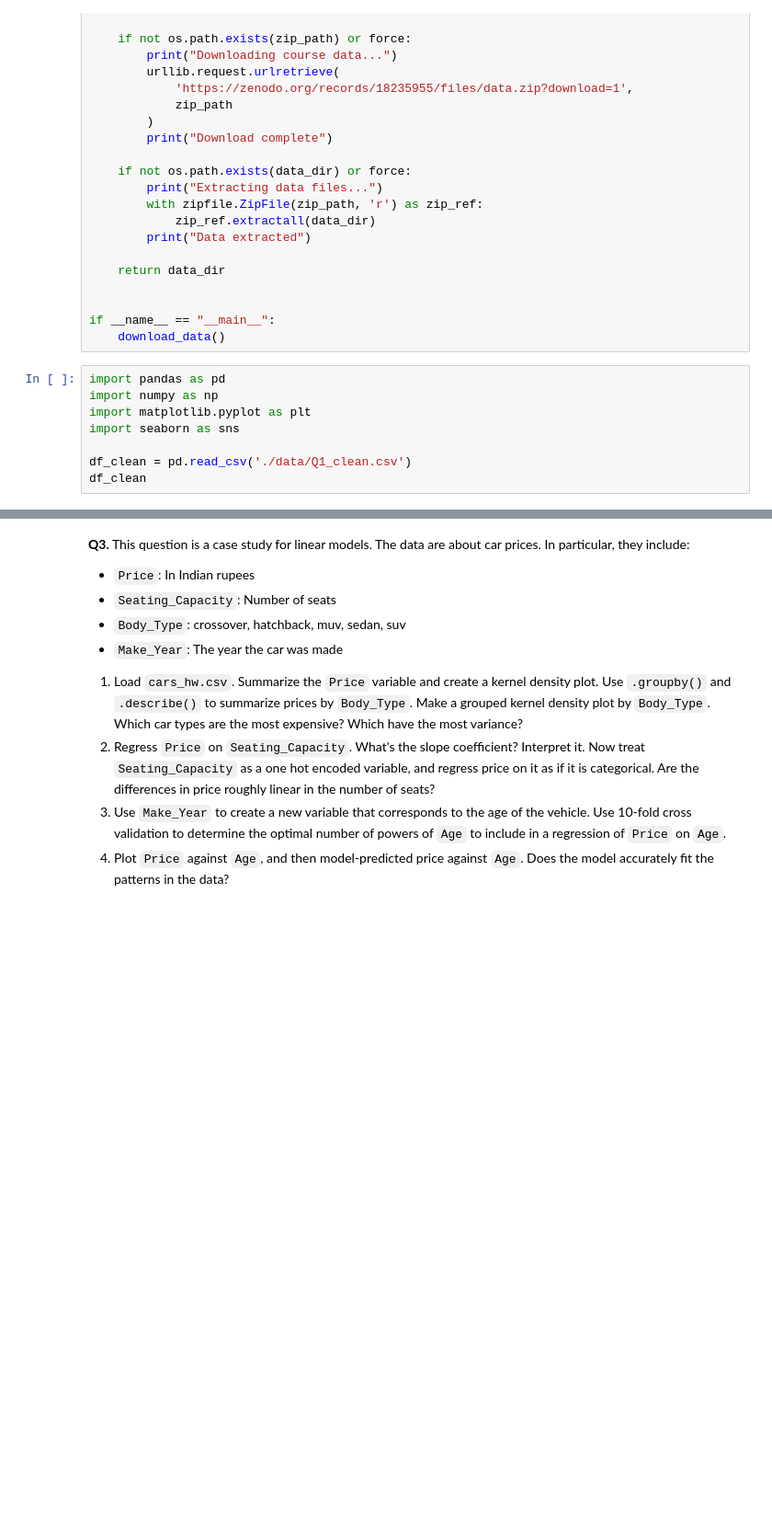
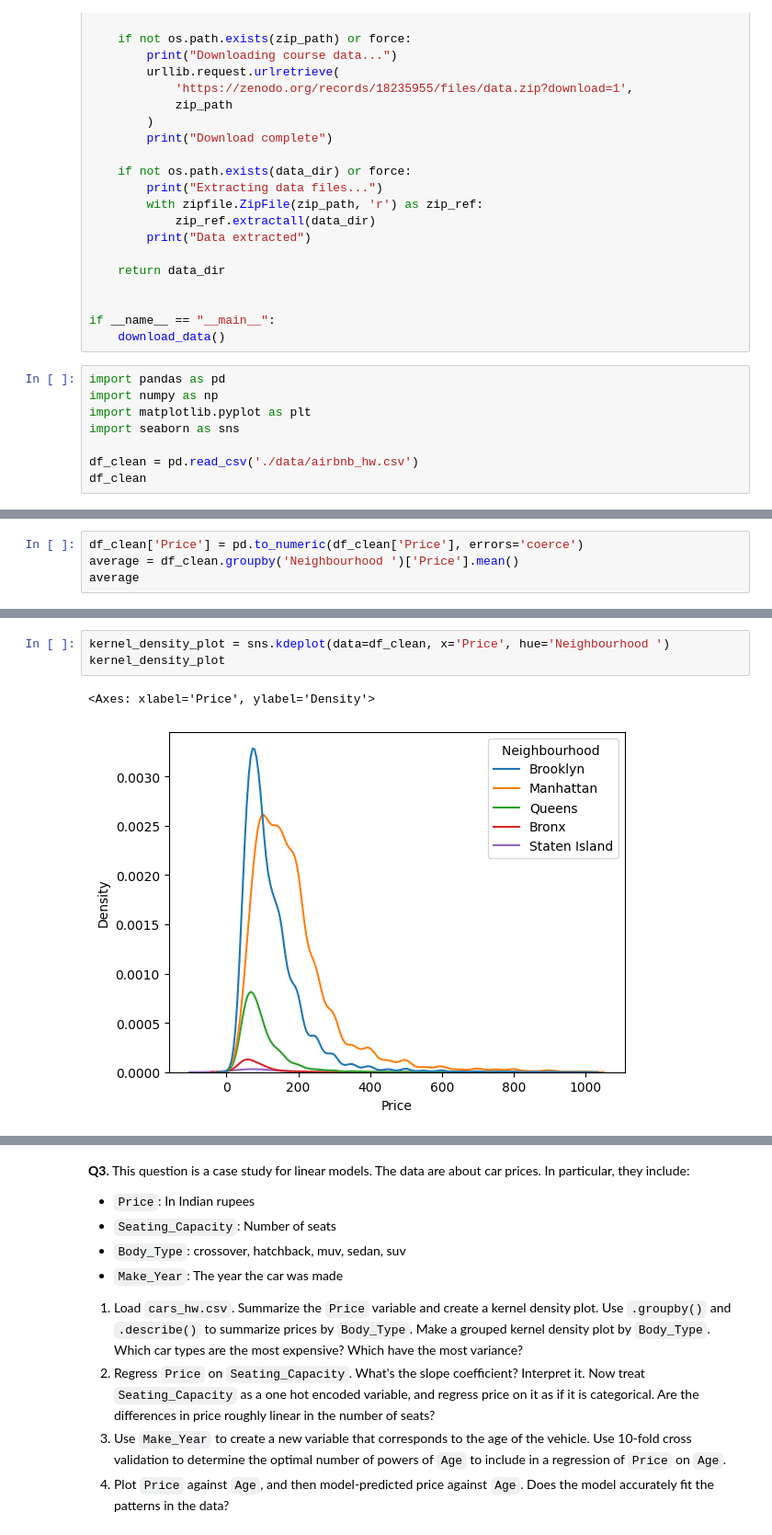
Before and after one commit to RexW999/undergrad_ml_assignments, a Jupyter notebook: 03_assignment_linear_models.ipynb, the cells around one changed output, grey strips where cells are left out. Shown at 92% size. Saved outputs shown, nothing was run; the diff lists cells and outputs as text; blank space fills up the shorter version.

```diff
--- a/03_assignment_linear_models.ipynb
+++ b/03_assignment_linear_models.ipynb
@@ -72,6 +72,6 @@ import numpy as np
 import matplotlib.pyplot as plt
 import seaborn as sns
 
-df_clean = pd.read_csv('./data/Q1_clean.csv')
+df_clean = pd.read_csv('./data/airbnb_hw.csv')
 df_clean
 # %% [output]
@@ -78,0 +91,4 @@ FileNotFoundError: [Errno 2] No such file or directory: './data/Q1_clean.csv'
+# %%
+df_clean['Price'] = pd.to_numeric(df_clean['Price'], errors='coerce')
+average = df_clean.groupby('Neighbourhood ')['Price'].mean()
+average
@@ -78,0 +104,6 @@ FileNotFoundError: [Errno 2] No such file or directory: './data/Q1_clean.csv'
+# %%
+kernel_density_plot = sns.kdeplot(data=df_clean, x='Price', hue='Neighbourhood ')
+kernel_density_plot
+# %% [output]
+<Axes: xlabel='Price', ylabel='Density'>
+[figure, added]
```
Also changed, not shown: parts of 3 cells of this notebook.
